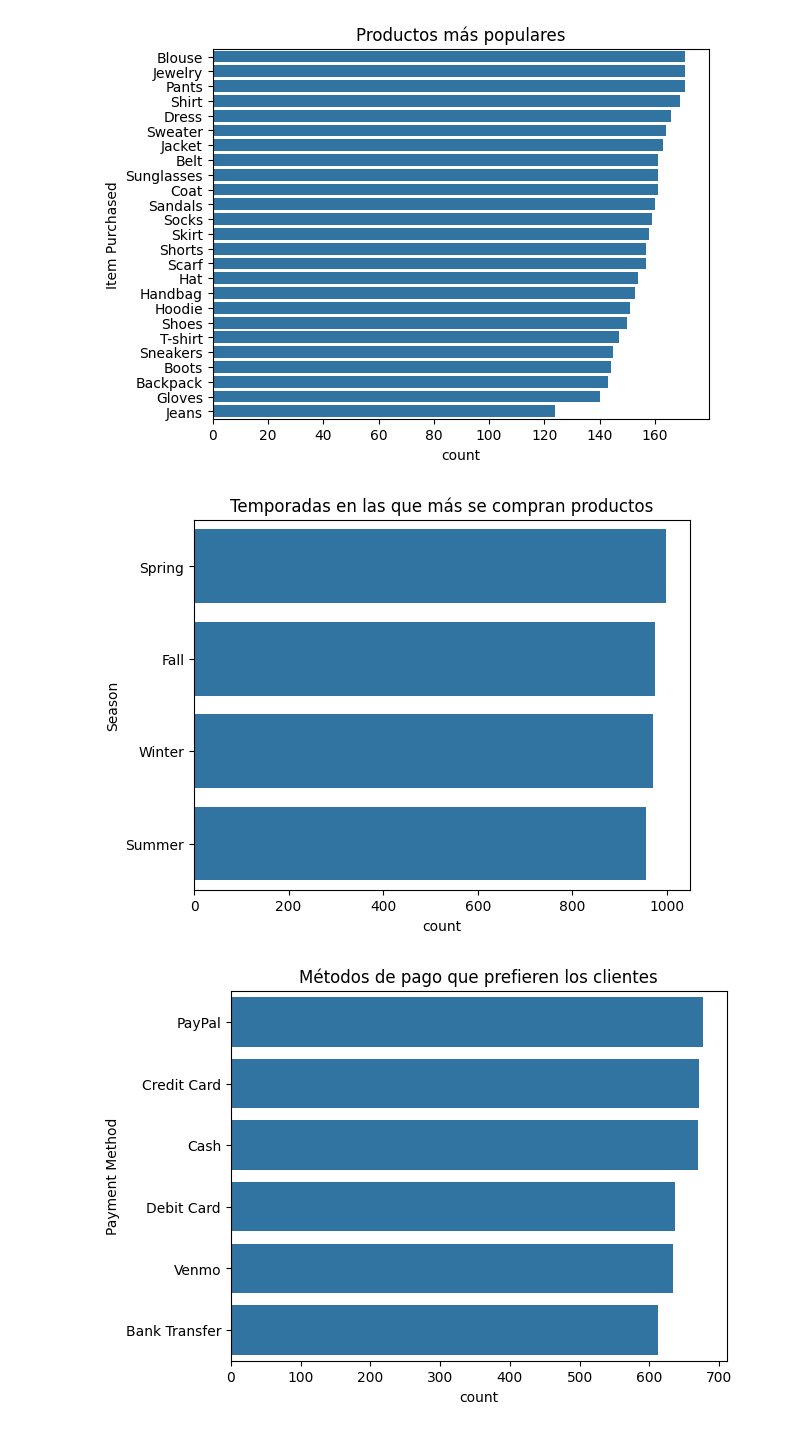
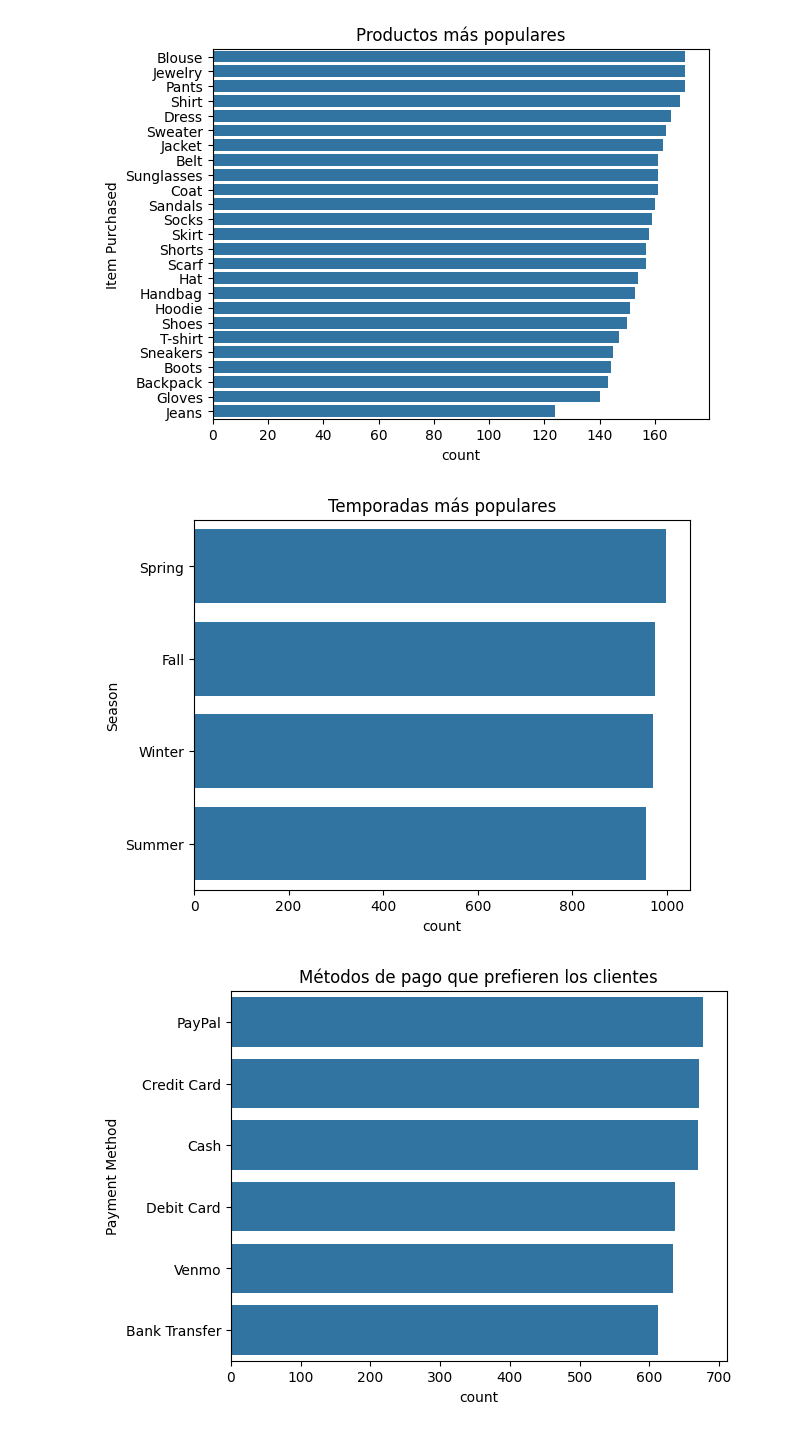
Before and after one commit to kepler296e/tp_info, a Jupyter notebook: notebook.ipynb, the cells around one changed output. Cells and saved outputs as stored; diff of their text form; code cells hidden in the pictures.

```diff
--- a/notebook.ipynb
+++ b/notebook.ipynb
@@ -94,12 +93,12 @@ plt.show()
 # %% [output]
 [figure]
 # %%
-# Vemos las temporadas en las que más se compran productos
+# Vemos las temporadas en las que se compran más productos
 sns.countplot(data=df, y='Season', order=df['Season'].value_counts().index)
-plt.title('Temporadas en las que más se compran productos')
+plt.title('Temporadas más populares')
 plt.show()
 # %% [output]
-[figure, old version]
+[figure, new version]
 # %%
 # Métodos de pago que prefieren los clientes
 sns.countplot(data=df, y='Payment Method', order=df['Payment Method'].value_counts().index)
```
Also changed, not shown: parts of 2 cells of this notebook.
